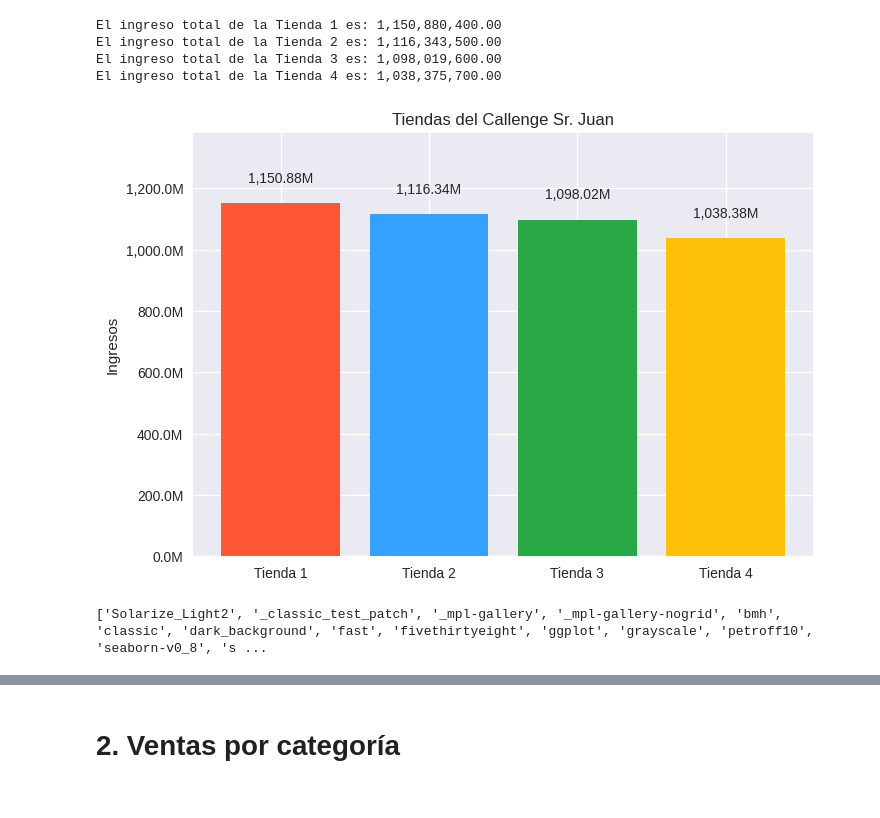
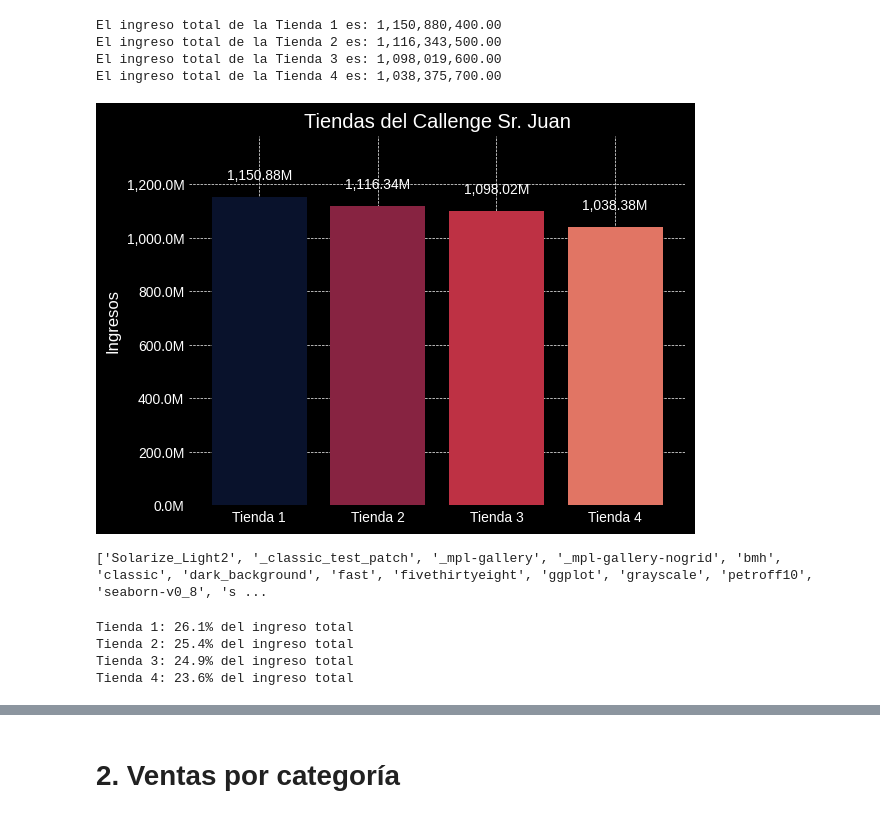
Before and after one commit to zenyonki/alura_store, a Jupyter notebook: AluraStoreLatam.ipynb, the cells around one changed output, grey strips where cells are left out. Cells and saved outputs as stored; diff of their text form; code cells hidden in the pictures.

```diff
--- a/AluraStoreLatam.ipynb
+++ b/AluraStoreLatam.ipynb
@@ -88,38 +88,54 @@ El ingreso total de la Tienda 4 es: 1,038,375,700.00
 # %%
 fig, ax = plt.subplots()
 
 tiendas = ['Tienda 1', 'Tienda 2', 'Tienda 3', 'Tienda 4']
 ingreso_total = [ingreso_total_1, ingreso_total_2, ingreso_total_3, ingreso_total_4]
 bar_labels = ['Tienda 1', 'Tienda 2', 'Tienda 3', 'Tienda 4']
-#Paleta de colores personalizada (Naranja, Azul, Verde, Amarillo)
-bar_colors = ['#FF5733', '#33A1FD', '#28A745', '#FFC107']
+#Paleta de colores personalizada de colorhunt.co
+bar_colors = ['#09122C', '#872341', '#BE3144', '#E17564']
 
 ax.bar(tiendas, ingreso_total, label=bar_labels, color=bar_colors)
 
 ax.set_ylabel('Ingresos')
 ax.set_title('Tiendas del Callenge Sr. Juan')
 # Configuramos el formato del eje Y para mostrar los valores en millones (M).
 # Usamos FuncFormatter de matplotlib.ticker para personalizar cómo se muestran las etiquetas del eje.
 # La función lambda toma el valor 'x' del eje Y y lo divide por 1e6 (millones),
 # formateando el resultado con un decimal y agregando la letra 'M' (millones).
 # Ejemplo: un valor de 1,500,000 en el eje Y se mostrará como '1.5M'.
 ax.yaxis.set_major_formatter(mtick.FuncFormatter(lambda x, _: f'{x/1e6:,.1f}M')) #
 ax.set_ylim(0, max(ingreso_total) * 1.2)
 
 # Agregamos etiquetas de texto encima de cada barra para mostrar su valor.
 # 'enumerate' nos da tanto el índice (i) como el valor (value) de cada barra.
 # Colocamos el texto ligeramente por encima de cada barra (value + 5% del valor máximo)
 # para mejorar la legibilidad, y usamos f-strings para formatear los valores con comas
 # separadoras y dos decimales.
 for i, value in enumerate(ingreso_total):
     ax.text(i, value + 0.05 * max(ingreso_total), f'{value/1e6:,.2f}M', ha='center', va='bottom')
 
-plt.style.use('seaborn-v0_8-darkgrid')
+plt.style.use('dark_background')
 
 plt.show()
 # %% [output]
-[figure, old version]
+[figure, new version]
-# %%
-print(plt.style.available)
-# %% [output]
-['Solarize_Light2', '_classic_test_patch', '_mpl-gallery', '_mpl-gallery-nogrid', 'bmh', 'classic', 'dark_background', 'fast', 'fivethirtyeight', 'ggplot', 'grayscale', 'petroff10', 'seaborn-v0_8', 's ...
+# %%
+#Esto es para conocer los estilos disponibles en la librería. Se probaron todos y se eligió el "dark_background".
+print(plt.style.available)
+# %% [output]
+['Solarize_Light2', '_classic_test_patch', '_mpl-gallery', '_mpl-gallery-nogrid', 'bmh', 'classic', 'dark_background', 'fast', 'fivethirtyeight', 'ggplot', 'grayscale', 'petroff10', 'seaborn-v0_8', 's ...
+# %%
+#Aquí se obtiene la proporción total de las tiendas para generar un gráfico de pastel
+#se pretende que esto ayude a la toma de decisión puesto que de manera gráfica se
+#podrá observar qué tienda aporta más al Sr. Juan
+
+ingreso_total_general = sum(ingreso_total)
+proporciones = [ingreso / ingreso_total_general for ingreso in ingreso_total]
+proporciones_porcentaje = [f'{proporcion * 100:.1f}%' for proporcion in proporciones]
+for i, (ingreso, porcentaje) in enumerate(zip(ingreso_total, proporciones_porcentaje), start=1):
+    print(f'Tienda {i}: {porcentaje} del ingreso total')
+# %% [output]
+Tienda 1: 26.1% del ingreso total
+Tienda 2: 25.4% del ingreso total
+Tienda 3: 24.9% del ingreso total
+Tienda 4: 23.6% del ingreso total
```
Also changed, not shown: parts of 2 cells of this notebook.
